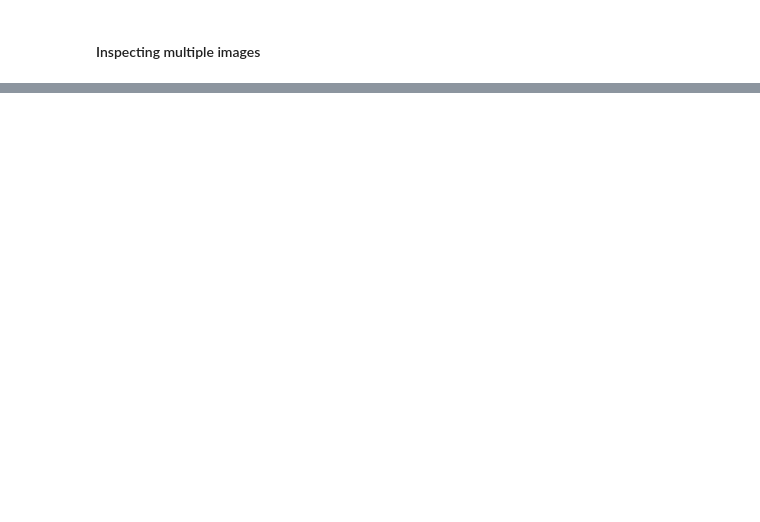
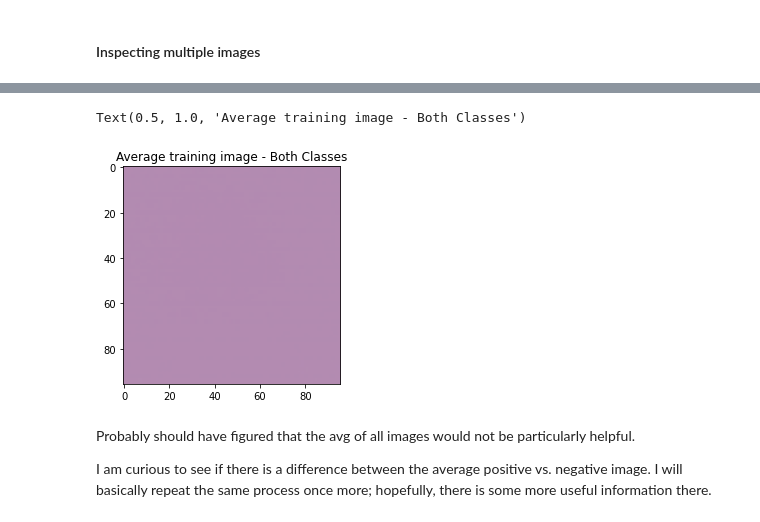
Before and after one commit to pdvnny/IntroToDL_CancerMiniProject, a Jupyter notebook: ParkerDunn-Week3-KaggleMiniProject.ipynb, the cells around one changed output, grey strips where cells are left out. Cells and saved outputs as stored; diff of their text form; code cells hidden in the pictures; blank space fills up the shorter version.

```diff
--- a/ParkerDunn-Week3-KaggleMiniProject.ipynb
+++ b/ParkerDunn-Week3-KaggleMiniProject.ipynb
@@ -112,0 +125,40 @@ Name: 0, dtype: object
+# %%
+%%time
+
+# loop to collect averages of 100 images at a time
+# the 100 image avgs are saved in a list
+avg_img_100 = []
+moving_avg = np.zeros((96,96,3))
+counter = 0
+
+for i in range(len(y_train.index)):
+    if (i % 100 == 0) and (i != 0):
+        moving_avg = moving_avg/100
+        avg_img_100.append(moving_avg)
+        moving_avg = np.zeros((96,96,3))
+        counter = 0
+
+    image = load_image_data(y_train.loc[i,"id"])
+    counter += 1
+    moving_avg = moving_avg + image
+
+if counter > 0:
+    print("End value of counter: ",counter)
+    avg_img_100.append(moving_avg/counter)
+
+print("Number of NumPy arrays saved in avg_img_100: ", len(avg_img_100))
+# print(avg_img_100[0].shape)
+
+# getting the "average image" from the averages of 100 images
+avg_img = np.zeros((96,96,3))
+for i in range(len(avg_img_100)):
+    avg_img = avg_img + avg_img_100[i]
+
+avg_img = avg_img/len(avg_img_100)
+
+savable_avg_img = avg_img.reshape(96*96,3)
+
+np.savetxt("avg_training_image.txt", savable_avg_img, delimiter=",")
+
+print("Shape of 'avg_img': ", avg_img.shape)
+print("\nSample values...\n", avg_img[0:2,0:2,:])
@@ -112,0 +178,12 @@ Name: 0, dtype: object
+# %%
+# Displaying the avg image
+avg_img_int = avg_img.astype('int')
+plt.imshow(avg_img_int)
+plt.title("Average training image - Both Classes")
+# %% [output]
+Text(0.5, 1.0, 'Average training image - Both Classes')
+[figure, added]
+# %% [markdown]
+Probably should have figured that the avg of all images would not be particularly helpful.
+
+I am curious to see if there is a difference between the average positive vs. negative image. I will basically repeat the same process once more; hopefully, there is some more useful information there.
```
Also changed, not shown: parts of 9 cells of this notebook, 2 other files.
